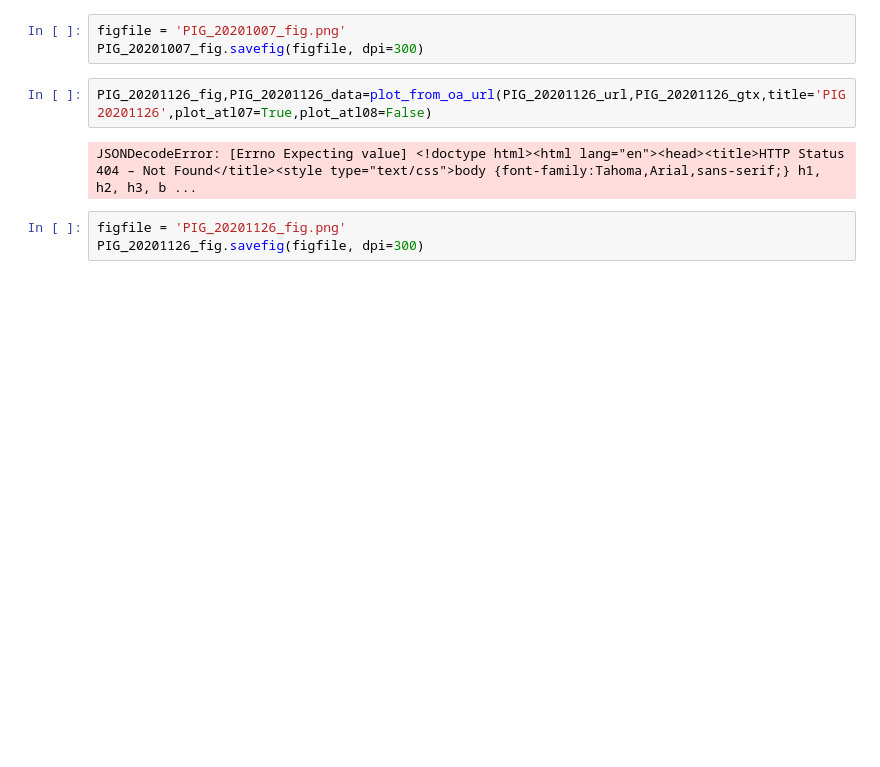
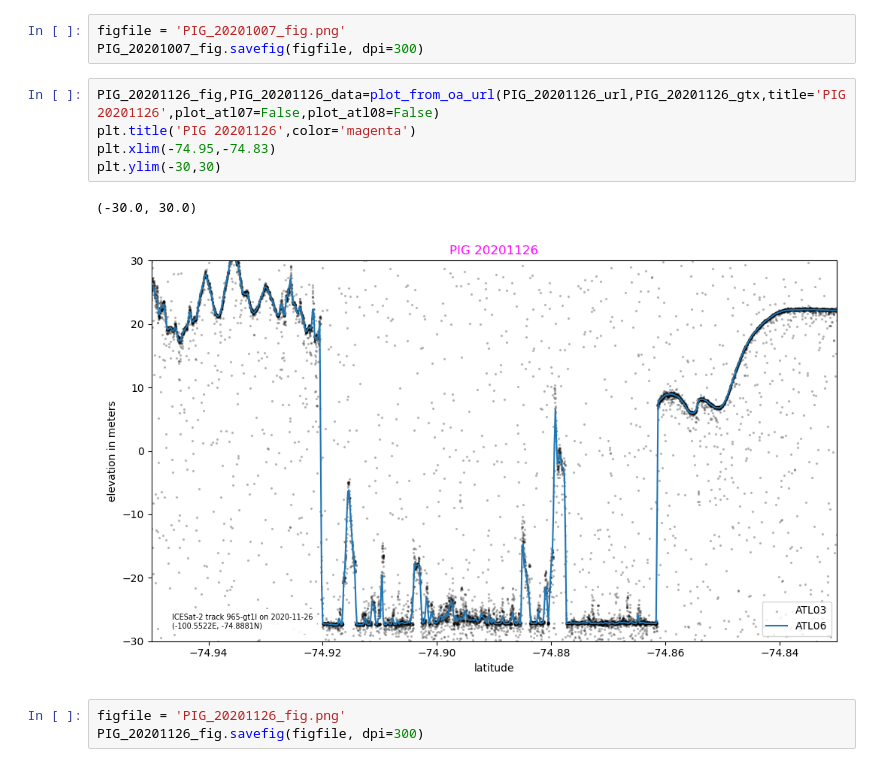
Before and after one commit to ICESAT-2HackWeek/Polynyas, a Jupyter notebook: contributors/AnnSofie/Visualization_GEE_oa.ipynb, the cells around one changed output. Saved outputs shown, nothing was run; the diff lists cells and outputs as text; blank space fills up the shorter version.

```diff
--- a/contributors/AnnSofie/Visualization_GEE_oa.ipynb
+++ b/contributors/AnnSofie/Visualization_GEE_oa.ipynb
@@ -53,9 +61,13 @@ PIG_20201007_fig,PIG_20201007_data=plot_from_oa_url(PIG_20201007_url,PIG_2020100
 figfile = 'PIG_20201007_fig.png'
 PIG_20201007_fig.savefig(figfile, dpi=300)
 # %%
-PIG_20201126_fig,PIG_20201126_data=plot_from_oa_url(PIG_20201126_url,PIG_20201126_gtx,title='PIG 20201126',plot_atl07=True,plot_atl08=False)
+PIG_20201126_fig,PIG_20201126_data=plot_from_oa_url(PIG_20201126_url,PIG_20201126_gtx,title='PIG 20201126',plot_atl07=False,plot_atl08=False)
+plt.title('PIG 20201126',color='magenta')
+plt.xlim(-74.95,-74.83)
+plt.ylim(-30,30)
 # %% [output]
-JSONDecodeError: [Errno Expecting value] <!doctype html><html lang="en"><head><title>HTTP Status 404 – Not Found</title><style type="text/css">body {font-family:Tahoma,Arial,sans-serif;} h1, h2, h3, b ...
+(-30.0, 30.0)
+[figure, added]
 # %%
 figfile = 'PIG_20201126_fig.png'
 PIG_20201126_fig.savefig(figfile, dpi=300)
```
Also changed, not shown: parts of 24 cells of this notebook.
